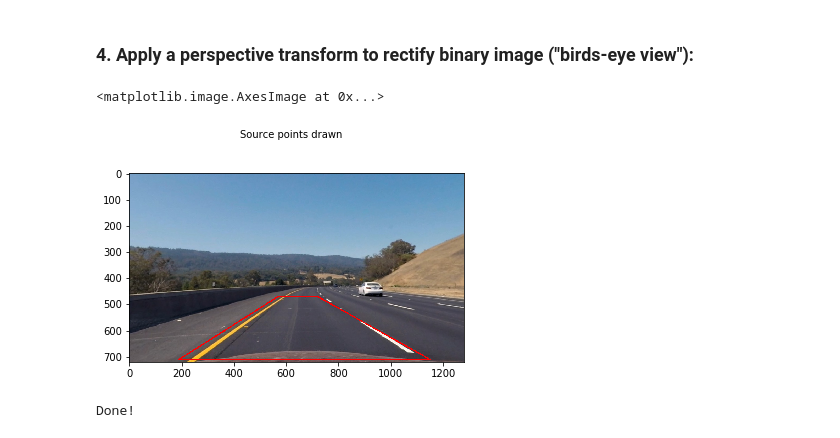
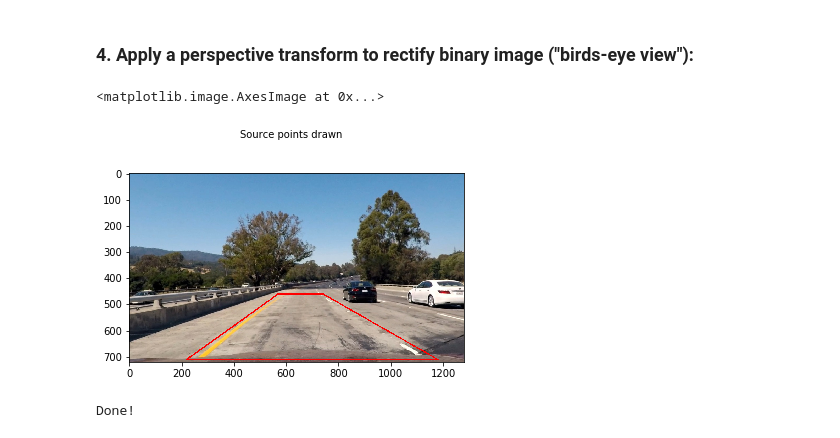
Before and after one commit to pionoor/CarND-Advanced-Lane-Lines, a Jupyter notebook: main.ipynb, the cells around one changed output. Drawn from its saved outputs; the diff is of its cells as text; code cells hidden in the pictures.

```diff
--- a/main.ipynb
+++ b/main.ipynb
@@ -77,13 +46,14 @@ Text(0.5,1,'Undistorted Image')
 ### 2. Apply a distortion correction to raw images:
 # %%
 inputPath = 'test_images/'
-outputPath = 'output_images/undistorted'
+outputPath = 'output_images/undistorted/'
 
 # Reading each image from the folder and undistort it.
 for imgFileName in glob.glob(inputPath + '*.jpg'):
     image = cv2.imread(imgFileName)
-    undistortedImg = cv2.undistort(image, mtx, dist, None, mtx)
+    undistortedImg = undistort(image, mtx, dist)
     outputFileName = outputPath + imgFileName.split('/')[1] # extacting file name
+
     cv2.imwrite(outputFileName, undistortedImg) # save undistorted image.
 
 print('Done!')
@@ -105,0 +62,10 @@ Text(0.5,1,'Undistorted Image')
+# %%
+# Display a sample from the undistorted image set.
+# read a distorted image
+imgPathList = glob.glob(inputPath + '*.jpg')
+distortedImg = cv2.imread(imgPathList[3]) # grab a distorted, test image.
+#read an the same image, undistorted
+imgPathList = glob.glob(outputPath + '*.jpg')
+undistortedImg = cv2.imread(imgPathList[3])
+
+display2ImgsSideBySide('Original Image', 'Undistorted Image', distortedImg, undistortedImg)
@@ -168,16 +105,16 @@ plt.imshow(thresholdSample, cmap='gray')
 ### 4. Apply a perspective transform to rectify binary image ("birds-eye view"):
 # %%
 # point to draw the polygon.
-pts = np.array([[190,710],[1150,710],[720, 470], [570, 470]], np.int32)
+pts = np.array([[220,710],[1180,710],[740, 460], [570, 460]], np.int32)
 pts = pts.reshape((-1,1,2))
 #image with source points drawn on it.
-spImg = cv2.polylines(undistortedImg,[pts],True,(255,0,0),4)
+spImg = cv2.polylines(undistortedImg,[pts],True,(0,0,255),4)
 plt.figure()
 plt.suptitle('Source points drawn', fontsize=10)
-plt.imshow(spImg)
+plt.imshow(cv2.cvtColor(spImg, cv2.COLOR_BGR2RGB))
 # %% [output]
 <matplotlib.image.AxesImage at 0x...>
-[figure, old version]
+[figure, new version]
 # %%
 # Applying prespective transfomation.
 inputPath = 'output_images/thresholded/'
```
Also changed, not shown: parts of 30 cells of this notebook, 8 other files.
